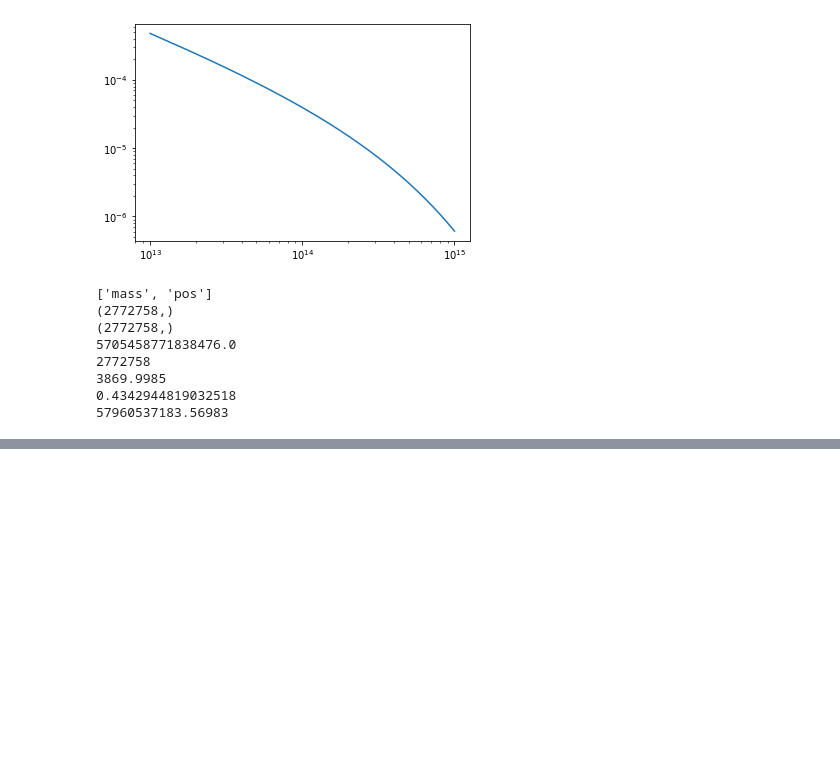
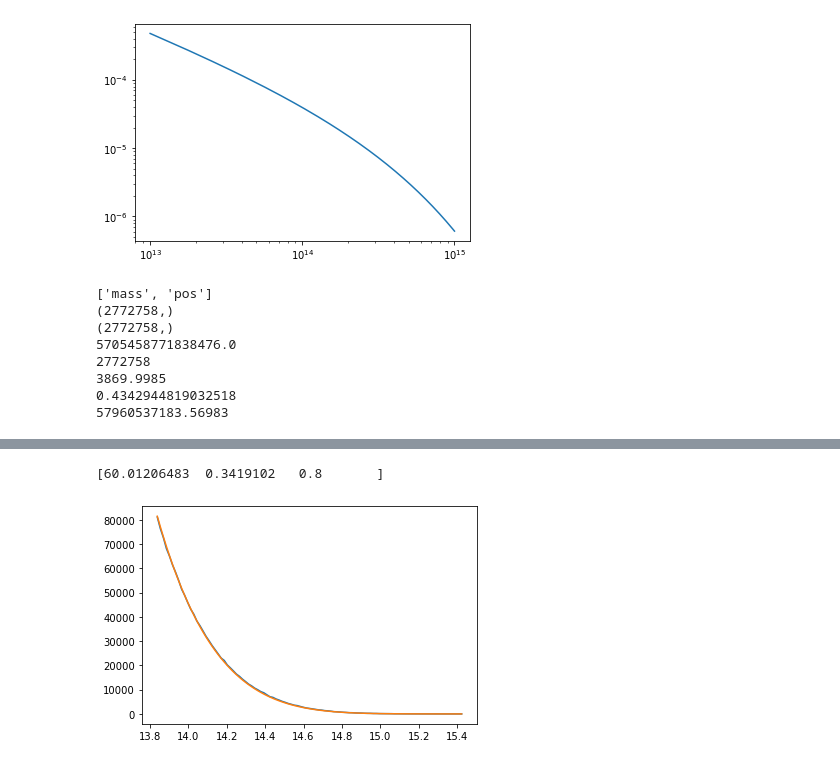
Before and after one commit to AleOzmandis22/Abilita-Informatiche, a Jupyter notebook: Progetto_Abilita_Informatiche.ipynb, the cells around one changed output, grey strips where cells are left out. Cells and saved outputs as stored; diff of their text form; code cells hidden in the pictures; blank space fills up the shorter version.

```diff
--- a/Progetto_Abilita_Informatiche.ipynb
+++ b/Progetto_Abilita_Informatiche.ipynb
@@ -219,0 +257,34 @@ fig = corner.corner(flat_samples, labels=labels)
+# %%
+# Now we do the same fit for the other 4 catalogues
+a2 = np.load('converted_catalog_z0.506_mock0001.npz') # Import the SECOND catalog and read through it
+xmin2 = np.min(a2['mass'])
+xmax2 = np.max(a2['mass'])
+BoxVolume2 = np.amax(a2['pos'])**3.
+
+bin_heights, bin_borders = np.histogram(np.log10(a2['mass']), bins=101, range = (np.log10(xmin2), np.log10(xmax2) ), density = False)
+bin_widths = np.diff(bin_borders)
+bin_centers = bin_borders[:-1] + bin_widths / 2
+
+size2 = bin_widths[0]
+# Let us perform a preliminary fit
+def func(x, c1, c2, c3):
+    params = {'flat': True, 'H0': c1, 'Om0': c2, 'Ob0': 0.049,'sigma8': c3, 'ns': 0.95} # This sets a customized cosmology
+    cosmology.addCosmology('myCosmofit', params)
+    cosmo = cosmology.setCosmology('myCosmofit')
+    mfunc_so = BoxVolume2*size2*(1./np.log10(np.e))*mass_function.massFunction(x, 0.506, mdef = 'vir', model = 'despali16', q_out = 'dndlnM')
+    return mfunc_so
+
+
+xdata2 = 10**(bin_centers)
+ydata2 = bin_heights
+
+popt, pcov = curve_fit(func, xdata2, ydata2, p0=[ 67, 0.3, 0.8], bounds=([60, 0.1, 0.1],[70, 1., 1.])) # Input params and bounds
+
+print(popt) # Plot of estimated parameters (Terrible!)
+
+plt.plot(np.log10(xdata2), ydata2)
+plt.plot(np.log10(xdata2), func(xdata2, popt[0],popt[1], popt[2])) # Improvement needed, something starnge is happening
+plt.show()
+# %% [output]
+[60.01206483  0.3419102   0.8       ]
+[figure, added]
```
Also changed, not shown: parts of 17 cells of this notebook.
